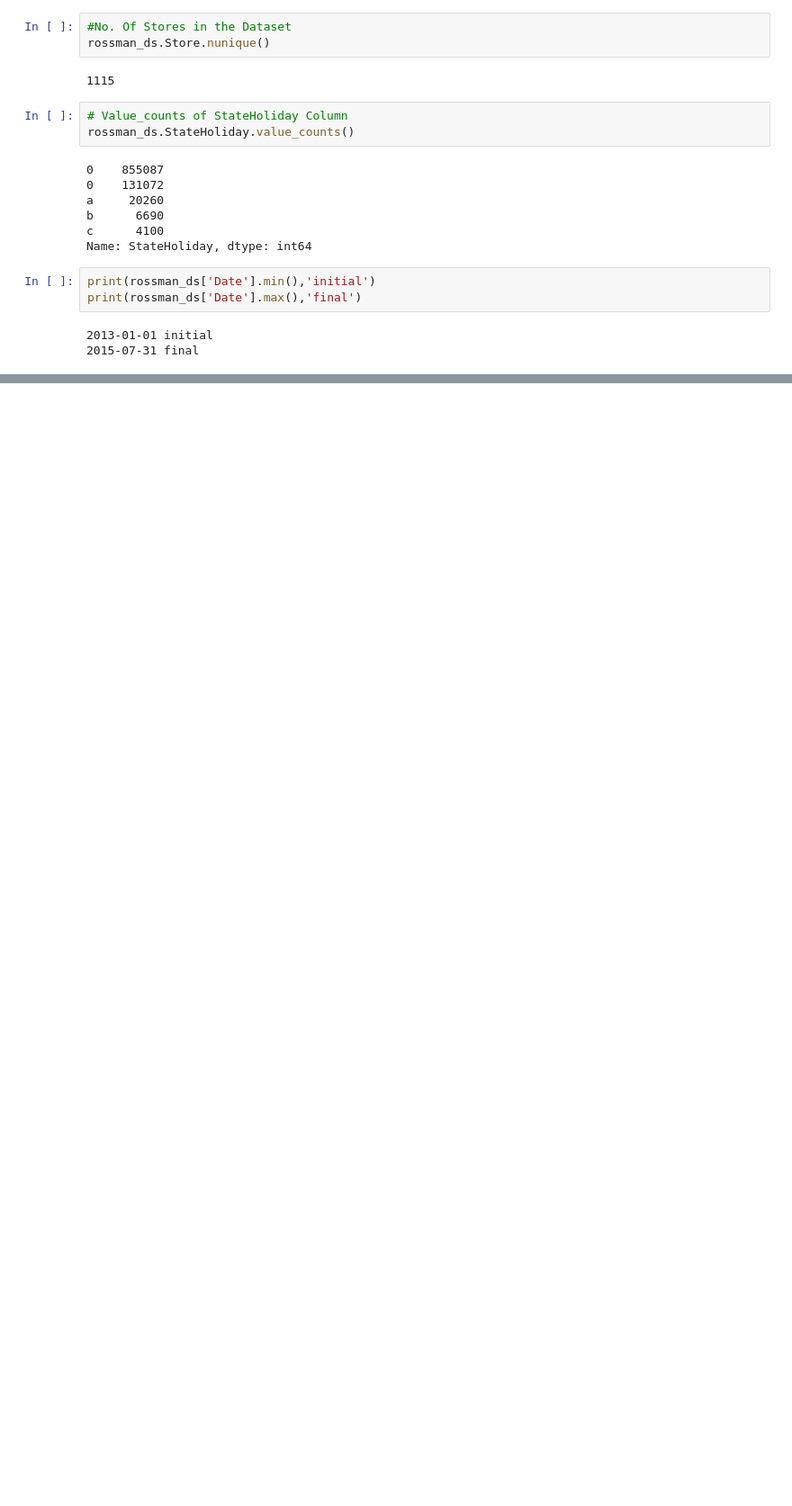
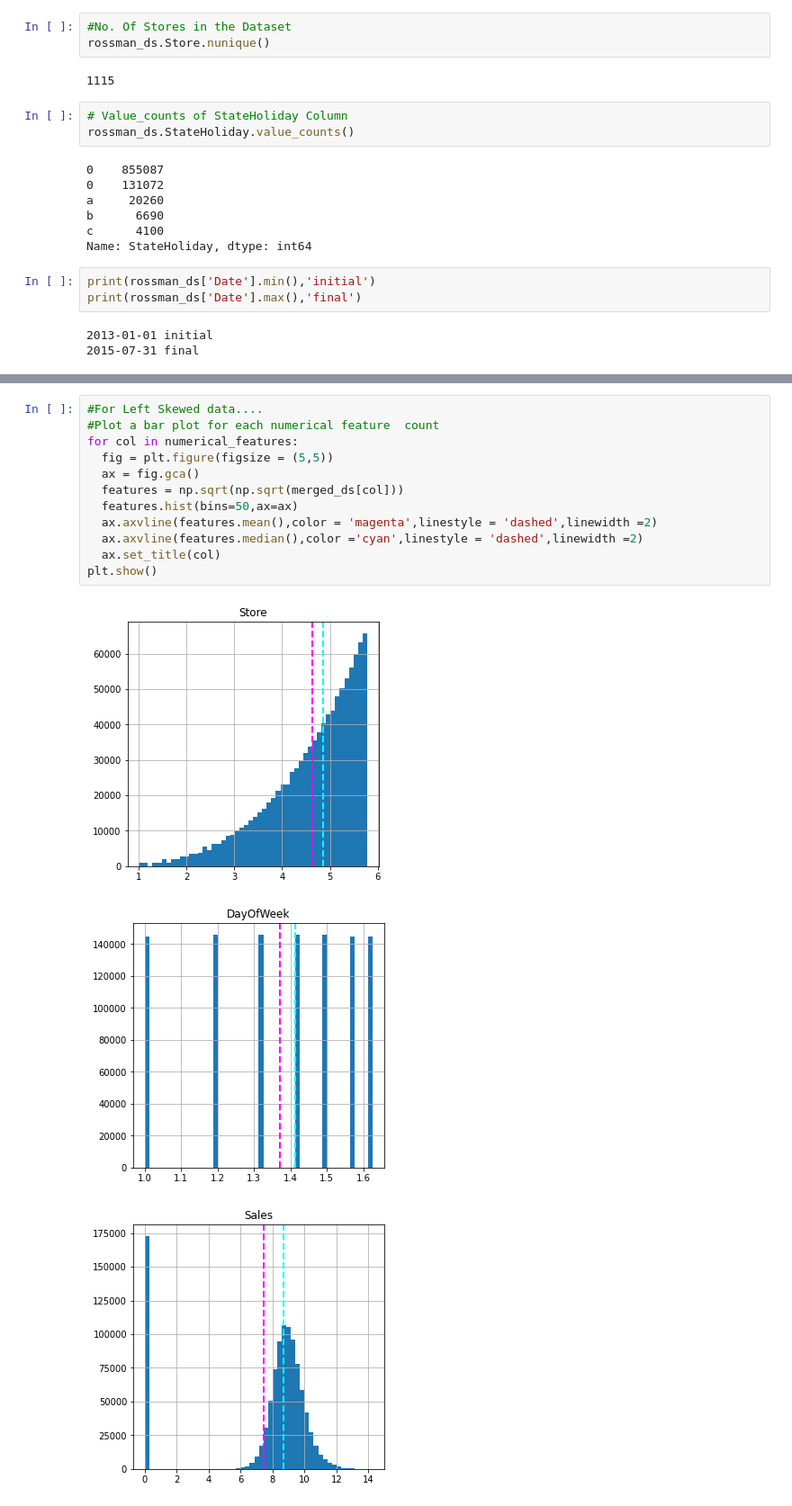
Before and after one commit to vicksypython/Retail-price-prediction-, a Jupyter notebook: ML_Retail_price_prediction_capstone_proj.ipynb, the cells around one changed output, grey strips where cells are left out. Shown at 90% size. Saved outputs shown, nothing was run; the diff lists cells and outputs as text; blank space fills up the shorter version.

```diff
--- a/ML_Retail_price_prediction_capstone_proj.ipynb
+++ b/ML_Retail_price_prediction_capstone_proj.ipynb
@@ -252,0 +336,16 @@ dtype: float64
+# %%
+#For Left Skewed data....
+#Plot a bar plot for each numerical feature  count
+for col in numerical_features:
+  fig = plt.figure(figsize = (5,5))
+  ax = fig.gca()
+  features = np.sqrt(np.sqrt(merged_ds[col]))
+  features.hist(bins=50,ax=ax)
+  ax.axvline(features.mean(),color = 'magenta',linestyle = 'dashed',linewidth =2)
+  ax.axvline(features.median(),color ='cyan',linestyle = 'dashed',linewidth =2)
+  ax.set_title(col)
+plt.show()
+# %% [output]
+[figure, added]
+[figure, added]
+[figure, added]
```
Also changed, not shown: parts of 41 cells of this notebook.
